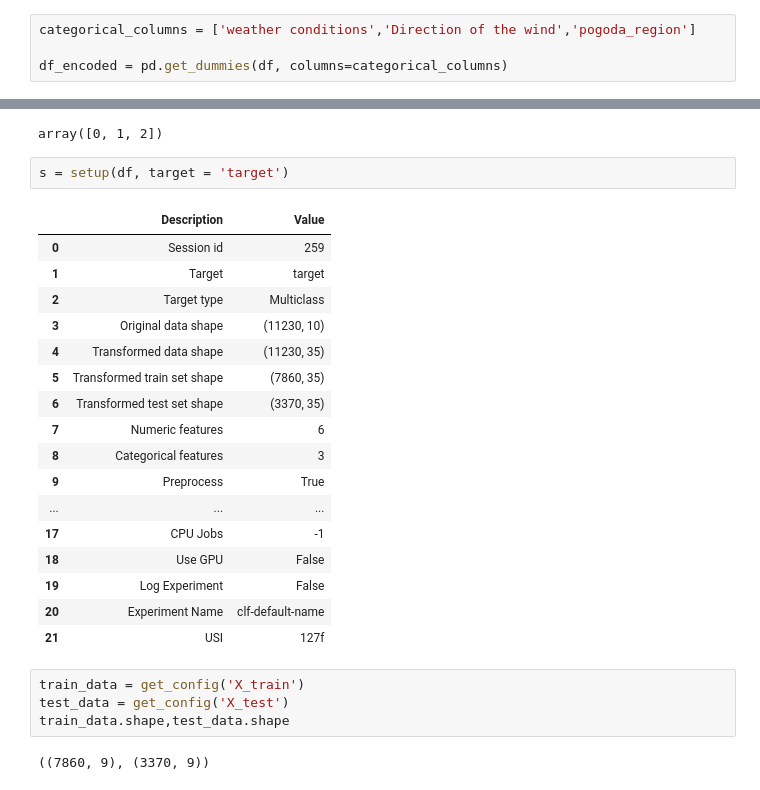
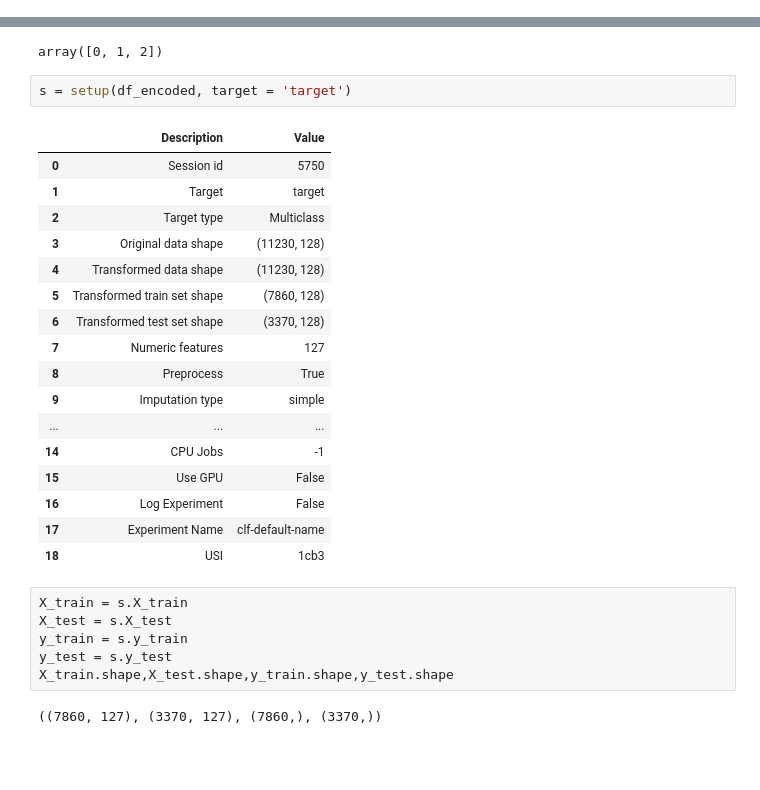
Before and after one commit to pavel195/machine_learning, a Jupyter notebook: Chipkineev_Kursach_ml_8v.ipynb, the cells around one changed output, grey strips where cells are left out. Saved outputs shown, nothing was run; the diff lists cells and outputs as text; blank space fills up the shorter version.

```diff
--- a/Chipkineev_Kursach_ml_8v.ipynb
+++ b/Chipkineev_Kursach_ml_8v.ipynb
@@ -575,10 +564,6 @@ Data columns (total 10 columns):
  9   target                 11230 non-null  int64
 dtypes: float64(5), int64(2), object(3)
 memory usage: 965.1+ KB
-# %%
-categorical_columns = ['weather conditions','Direction of the wind','pogoda_region']
-
-df_encoded = pd.get_dummies(df, columns=categorical_columns)
 # %%
 df_encoded.columns
 # %% [output]
@@ -634,31 +619,33 @@ df.target.unique()
 # %% [output]
 array([0, 1, 2])
 # %%
-s = setup(df, target = 'target')
+s = setup(df_encoded, target = 'target')
 # %% [output]
 |  | Description | Value |
-| 0 | Session id | 259 |
+| 0 | Session id | 5750 |
 | 1 | Target | target |
 | 2 | Target type | Multiclass |
-| 3 | Original data shape | (11230, 10) |
-| 4 | Transformed data shape | (11230, 35) |
-| 5 | Transformed train set shape | (7860, 35) |
-| 6 | Transformed test set shape | (3370, 35) |
-| 7 | Numeric features | 6 |
-| 8 | Categorical features | 3 |
-| 9 | Preprocess | True |
+| 3 | Original data shape | (11230, 128) |
+| 4 | Transformed data shape | (11230, 128) |
+| 5 | Transformed train set shape | (7860, 128) |
+| 6 | Transformed test set shape | (3370, 128) |
+| 7 | Numeric features | 127 |
+| 8 | Preprocess | True |
+| 9 | Imputation type | simple |
 | ... | ... | ... |
-| 17 | CPU Jobs | -1 |
-| 18 | Use GPU | False |
-| 19 | Log Experiment | False |
-| 20 | Experiment Name | clf-default-name |
-| 21 | USI | 127f |
+| 14 | CPU Jobs | -1 |
+| 15 | Use GPU | False |
+| 16 | Log Experiment | False |
+| 17 | Experiment Name | clf-default-name |
+| 18 | USI | 1cb3 |
-# %%
-train_data = get_config('X_train')
-test_data = get_config('X_test')
-train_data.shape,test_data.shape
-# %% [output]
-((7860, 9), (3370, 9))
+# %%
+X_train = s.X_train
+X_test = s.X_test
+y_train = s.y_train
+y_test = s.y_test
+X_train.shape,X_test.shape,y_train.shape,y_test.shape
+# %% [output]
+((7860, 127), (3370, 127), (7860,), (3370,))
 # %%
 best = compare_models()
 # %% [output]
```
Also changed, not shown: parts of 25 cells of this notebook.
